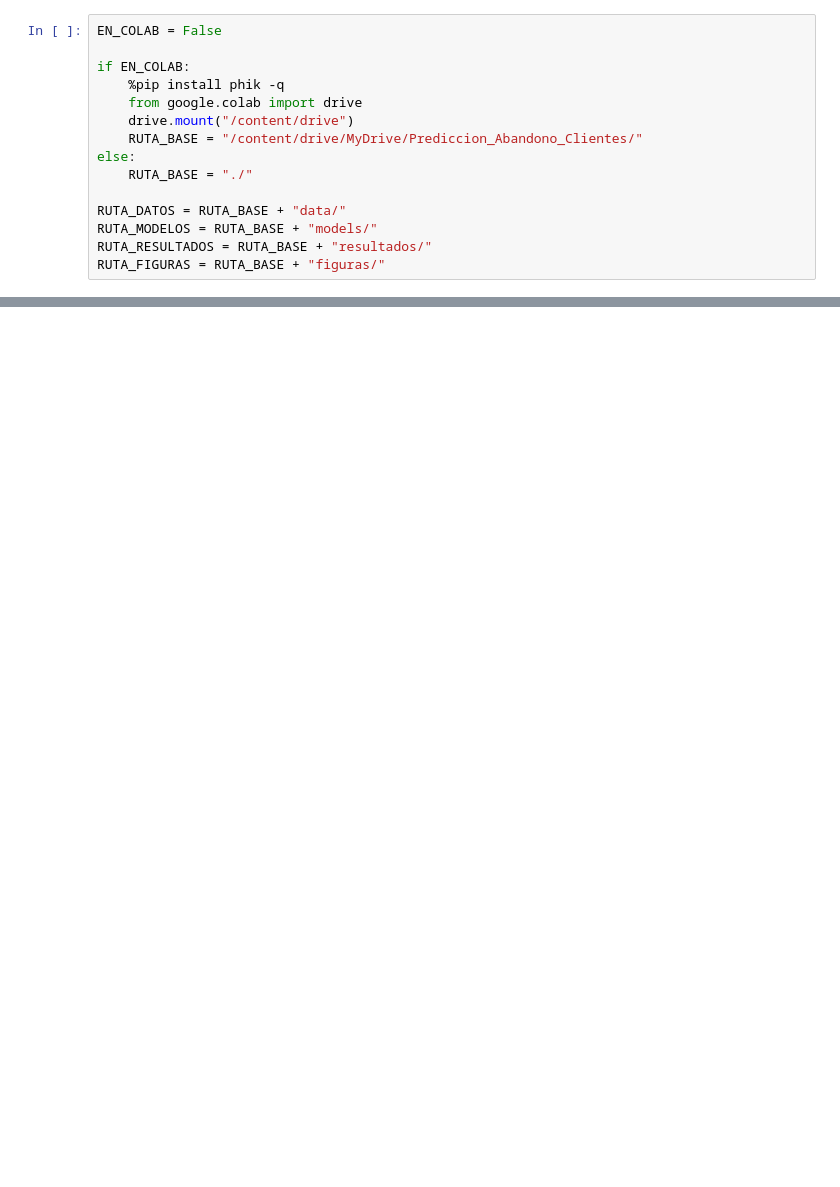
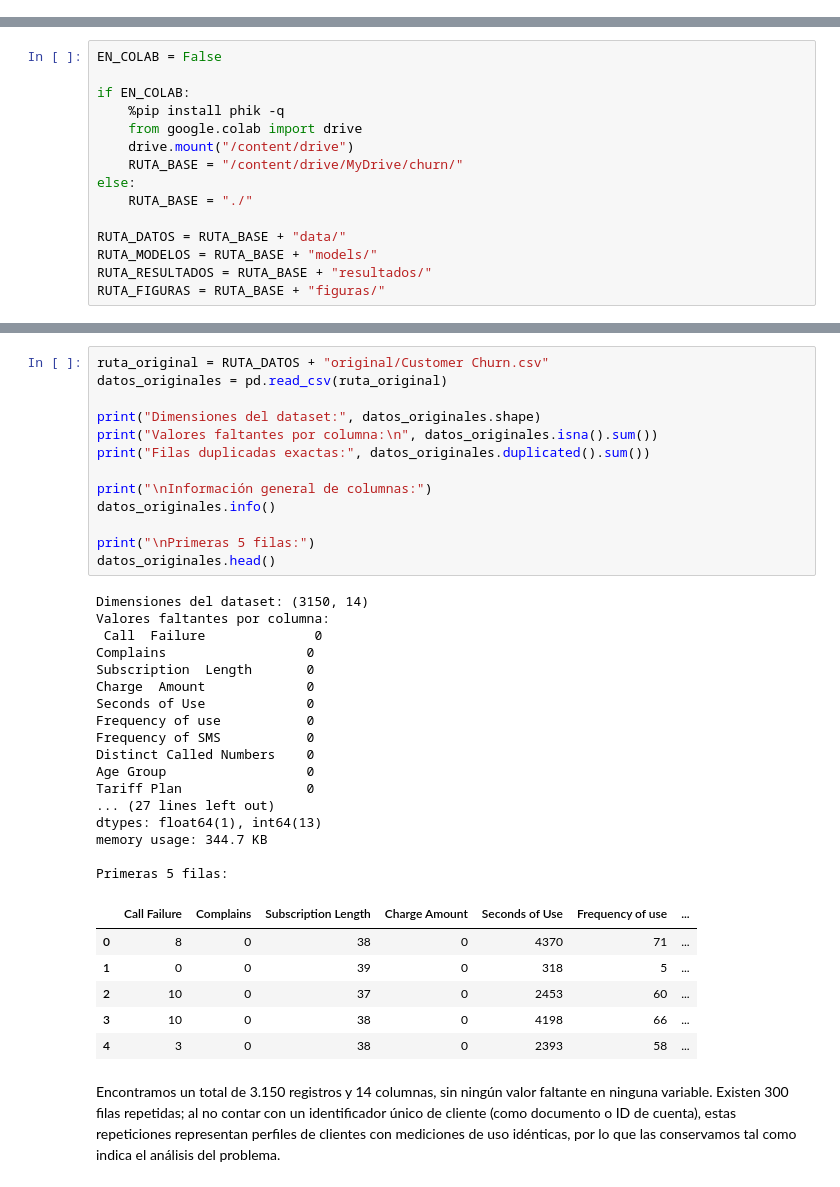
Before and after one commit to Juanjo1414/prediccion-abandono-clientes, a Jupyter notebook: 01_EDA_Limpieza_Churn.ipynb, the cells around one changed output, grey strips where cells are left out. Cells and saved outputs as stored; diff of their text form; blank space fills up the shorter version.

Commit message:
nb01-04: refactorizacion notebooks churn a estilo de clase

```diff
--- a/01_EDA_Limpieza_Churn.ipynb
+++ b/01_EDA_Limpieza_Churn.ipynb
@@ -13,15 +0,0 @@ Definimos las rutas del proyecto. En local abrimos el notebook dentro de esa car
-# %%
-EN_COLAB = False
-
-if EN_COLAB:
-    %pip install phik -q
-    from google.colab import drive
-    drive.mount("/content/drive")
-    RUTA_BASE = "/content/drive/MyDrive/Prediccion_Abandono_Clientes/"
-else:
-    RUTA_BASE = "./"
-
-RUTA_DATOS = RUTA_BASE + "data/"
-RUTA_MODELOS = RUTA_BASE + "models/"
-RUTA_RESULTADOS = RUTA_BASE + "resultados/"
-RUTA_FIGURAS = RUTA_BASE + "figuras/"
@@ -567,0 +14,15 @@ validación cruzada por grupos, usando únicamente entrenamiento.
+# %%
+EN_COLAB = False
+
+if EN_COLAB:
+    %pip install phik -q
+    from google.colab import drive
+    drive.mount("/content/drive")
+    RUTA_BASE = "/content/drive/MyDrive/churn/"
+else:
+    RUTA_BASE = "./"
+
+RUTA_DATOS = RUTA_BASE + "data/"
+RUTA_MODELOS = RUTA_BASE + "models/"
+RUTA_RESULTADOS = RUTA_BASE + "resultados/"
+RUTA_FIGURAS = RUTA_BASE + "figuras/"
@@ -567,0 +48,40 @@ validación cruzada por grupos, usando únicamente entrenamiento.
+# %%
+ruta_original = RUTA_DATOS + "original/Customer Churn.csv"
+datos_originales = pd.read_csv(ruta_original)
+
+print("Dimensiones del dataset:", datos_originales.shape)
+print("Valores faltantes por columna:\n", datos_originales.isna().sum())
+print("Filas duplicadas exactas:", datos_originales.duplicated().sum())
+
+print("\nInformación general de columnas:")
+datos_originales.info()
+
+print("\nPrimeras 5 filas:")
+datos_originales.head()
+# %% [output]
+Dimensiones del dataset: (3150, 14)
+Valores faltantes por columna:
+ Call  Failure              0
+Complains                  0
+Subscription  Length       0
+Charge  Amount             0
+Seconds of Use             0
+Frequency of use           0
+Frequency of SMS           0
+Distinct Called Numbers    0
+Age Group                  0
+Tariff Plan                0
+... (27 lines left out)
+dtypes: float64(1), int64(13)
+memory usage: 344.7 KB
+
+Primeras 5 filas:
+|  | Call Failure | Complains | Subscription Length | Charge Amount | Seconds of Use | Frequency of use | ... |
+| 0 | 8 | 0 | 38 | 0 | 4370 | 71 | ... |
+| 1 | 0 | 0 | 39 | 0 | 318 | 5 | ... |
+| 2 | 10 | 0 | 37 | 0 | 2453 | 60 | ... |
+| 3 | 10 | 0 | 38 | 0 | 4198 | 66 | ... |
+| 4 | 3 | 0 | 38 | 0 | 2393 | 58 | ... |
+# %% [markdown]
+Encontramos un total de 3.150 registros y 14 columnas, sin ningún valor faltante en ninguna variable.
+Existen 300 filas repetidas; al no contar con un identificador único de cliente (como documento o ID de cuenta), estas repeticiones representan perfiles de clientes con mediciones de uso idénticas, por lo que las conservamos tal como indica el análisis del problema.
```
Also changed, not shown: parts of 72 cells of this notebook, 35 other files.
